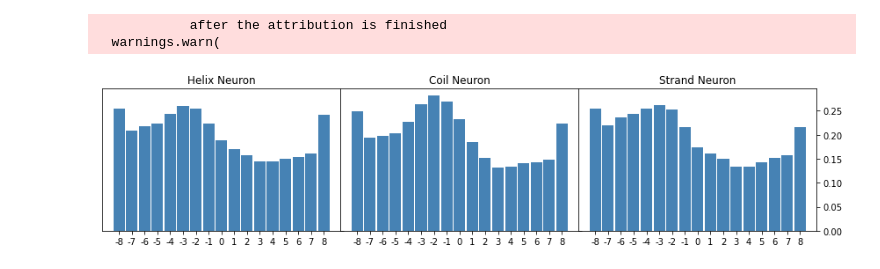
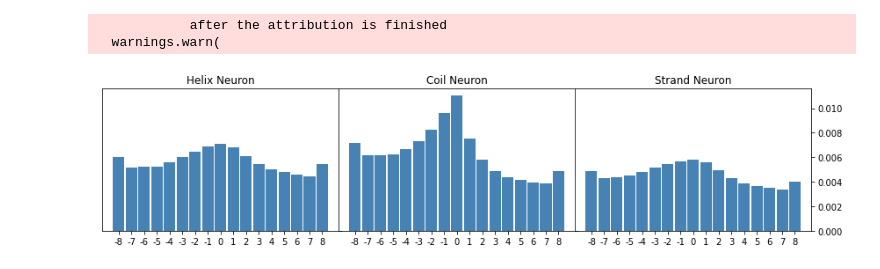
Before and after one commit to AilabUdineGit/ProteinStructure, a Jupyter notebook: plot_t5.ipynb, the cells around one changed output. Drawn from its saved outputs; the diff is of its cells as text; code cells hidden in the pictures.

```diff
--- a/plot_t5.ipynb
+++ b/plot_t5.ipynb
@@ -114,7 +114,7 @@ test_dataloader = DataLoader(test_dataset, batch_size=300)
 from sklearn.metrics import classification_report
 
 for dl, kind in [
-    # (train_dataloader, "train"),
+    (train_dataloader, "train"),
     (test_dataloader, "test")
 ]:
 
@@ -339,8 +350,10 @@ def interpret_sentence(model_wrapper, sentence, label=1, position=0, plot=True,
 
     tokens = tokenizer.convert_ids_to_tokens(input_ids[0].detach().cpu().numpy().tolist())
 
-    attributions = attributions_ig.sum(dim=-1).squeeze(0)
-    attributions = attributions / torch.norm(attributions, dim=-1).unsqueeze(-1)
+    attributions_ig = torch.abs(attributions_ig)
+    attributions = attributions_ig.mean(dim=-1).squeeze(0)
+    # attributions = attributions_ig.sum(dim=-1).squeeze(0)
+    # attributions = attributions / torch.norm(attributions, dim=-1).unsqueeze(-1)
     if len(attributions.shape) == 1:
         attributions = attributions.unsqueeze(0)
     attributions = attributions.detach().cpu().numpy()
@@ -416,37 +429,47 @@ for sent_batch in tqdm(batchify(sent_2, 100), total=len(sent_2)//100):
 avg_0 = np.mean(attrib_0, axis=0)
 avg_1 = np.mean(attrib_1, axis=0)
 avg_2 = np.mean(attrib_2, axis=0)
+
+
+import pandas as pd
+for idx,attribution in enumerate([avg_0, avg_1, avg_2]):
+
+    a = pd.DataFrame(attribution)
+    a.to_csv(f"avg_deeplift_attributions/T5_Model_attr_class_{idx}.csv", index=None, header=None)
+
+a = pd.DataFrame(np.array([avg_0, avg_1, avg_2]).mean(0))
+a.to_csv(f"avg_deeplift_attributions/T5_Model_attr_avg.csv", index=None, header=None)
 
 LABELS = ["-"+str(x) for x in range(8,0,-1)]+[str(0)]+[str(x) for x in range(1,9,1)]
 
 def get_sign_color(w0, pos="steelblue", neg="black"):
     return [neg if x<0 else pos for x in w0]
 
 
 abs_avg_w0 = abs(avg_0)
 abs_avg_w1 = abs(avg_1)
 abs_avg_w2 = abs(avg_2)  #+ abs(avg_1) + abs(avg_0)
 
 fig, axs = plt.subplots(1,3, figsize=(12,3), sharey=True)
 for i,ax in enumerate(axs):
     ax.yaxis.tick_right()
     ax.set_xticks(range(len(abs_avg_w0)))
     ax.set_xticklabels(LABELS)
     if i == 2:
         ax.yaxis.set_tick_params(labelright=True, labelleft=False)
     else:
         for label in ax.get_yticklabels():
             label.set_visible(False)
 axs[0].bar(range(17), abs_avg_w0, color=get_sign_color(avg_0), width=.9)
 axs[1].bar(range(17), abs_avg_w1, color=get_sign_color(avg_1), width=.9)
 axs[2].bar(range(17), abs_avg_w2, color=get_sign_color(avg_2), width=.9)
 axs[0].set_title(f"Helix Neuron")
 axs[1].set_title(f"Coil Neuron")
 axs[2].set_title(f"Strand Neuron")
 
 plt.tight_layout()
 fig.subplots_adjust(hspace=0.1, wspace=0)
 plt.savefig(f"plots/T5_Model.deeplift.avg.pdf", dpi=300)
 plt.show()
 # %% [output]
-[figure, old version]
+[figure, new version]
```
Also changed, not shown: parts of 3 cells of this notebook, 51 other files.
